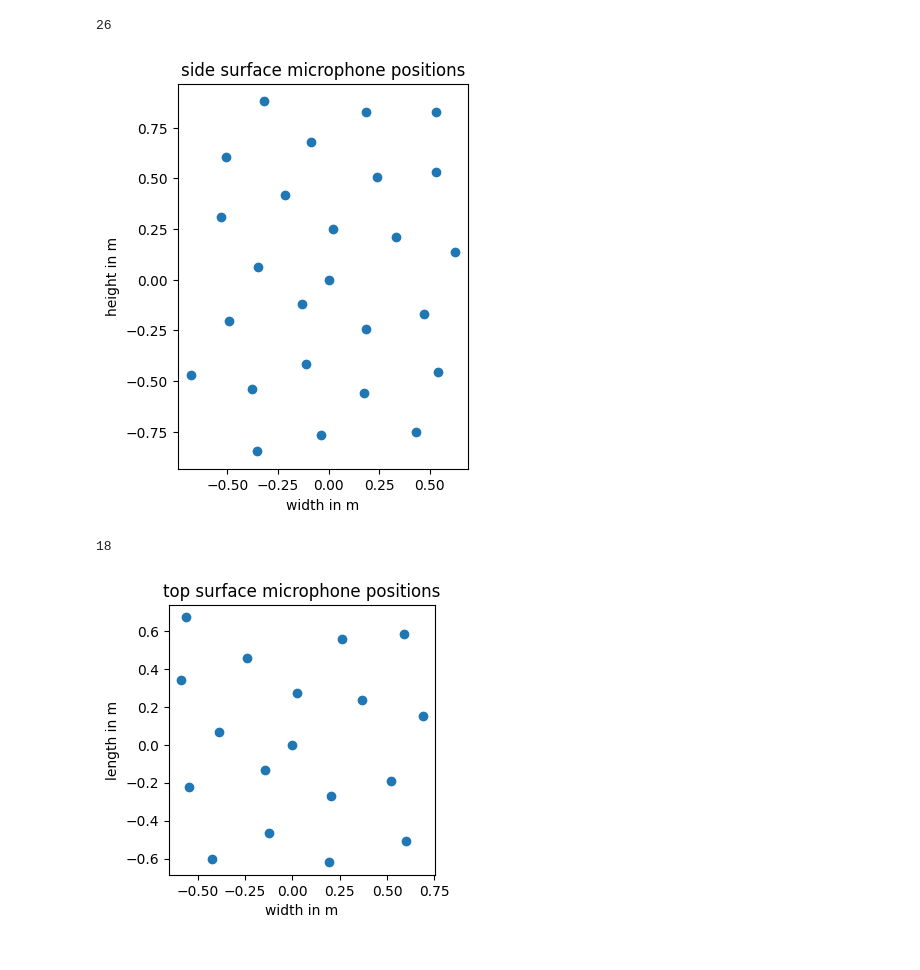
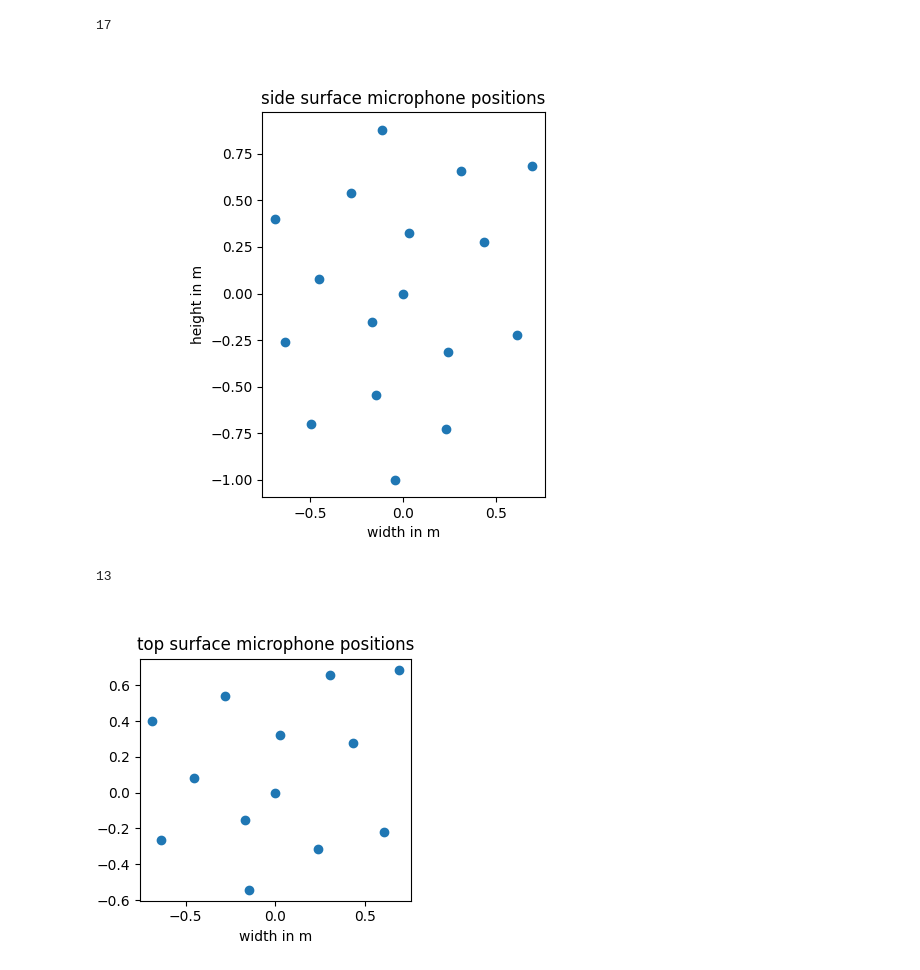
Before and after one commit to Floloffel/Bassoon2425, a Jupyter notebook: Vogel_Plot.ipynb, the cells around one changed output. Cells and saved outputs as stored; diff of their text form; code cells hidden in the pictures.

```diff
--- a/Vogel_Plot.ipynb
+++ b/Vogel_Plot.ipynb
@@ -1,35 +1,36 @@
 # %%
 ## Seitenflächen
 import numpy as np
 import matplotlib.pyplot as plt
 
-M = 32
+M = 19.05
 m = np.arange(M)
 V = 5
 R = 1
 
 r = R*np.sqrt(m/M)
 phi = 2*np.pi*m*((1+np.sqrt(V))/2)
 
 x = np.asarray(r*np.cos(phi))
 y = np.asarray(r*np.sin(phi))
 coord = np.array([x,y])
 coord_cut_side = np.array([x[(x >= -0.7) & (x <= 0.7)],y[(x >= -0.7) & (x <= 0.7)]])
 
-print(len(coord_cut_side[1]))
+len_side = len(coord_cut_side[1])
+print(len_side)
 
 fig = plt.figure(figsize=[6,5])
 ax = fig.add_subplot()
 pl = ax.scatter(coord_cut_side[0],coord_cut_side[1])
 ax.set_title('side surface microphone positions')
 ax.set_xlabel('width in m')
 ax.set_ylabel('height in m')
 ax.set_aspect('equal')
 # %% [output]
-26
+17
-[figure, old version]
+[figure, new version]
 # %%
-M = 26
+M = 19
 m = np.arange(M)
 V = 5
 R = 1
@@ -52,8 +53,8 @@ ax.set_xlabel('width in m')
 ax.set_ylabel('length in m')
 ax.set_aspect('equal')
 # %% [output]
-18
+13
-[figure, old version]
+[figure, new version]
 # %%
 # %matplotlib widget
 # from mpl_toolkits.mplot3d import Axes3D
```
Also changed, not shown: parts of 4 cells of this notebook, 4 other files.
